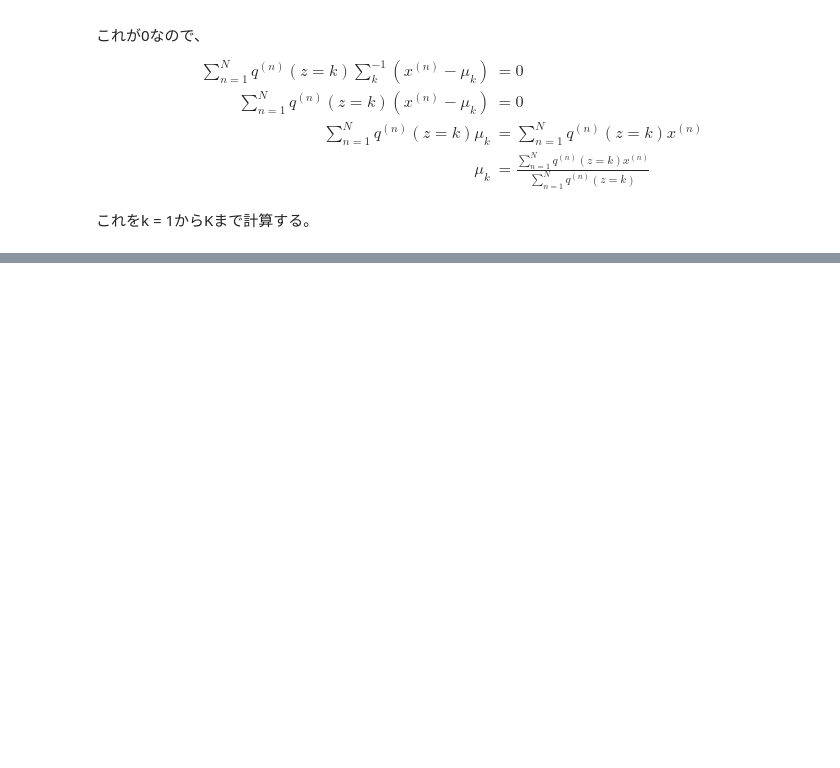
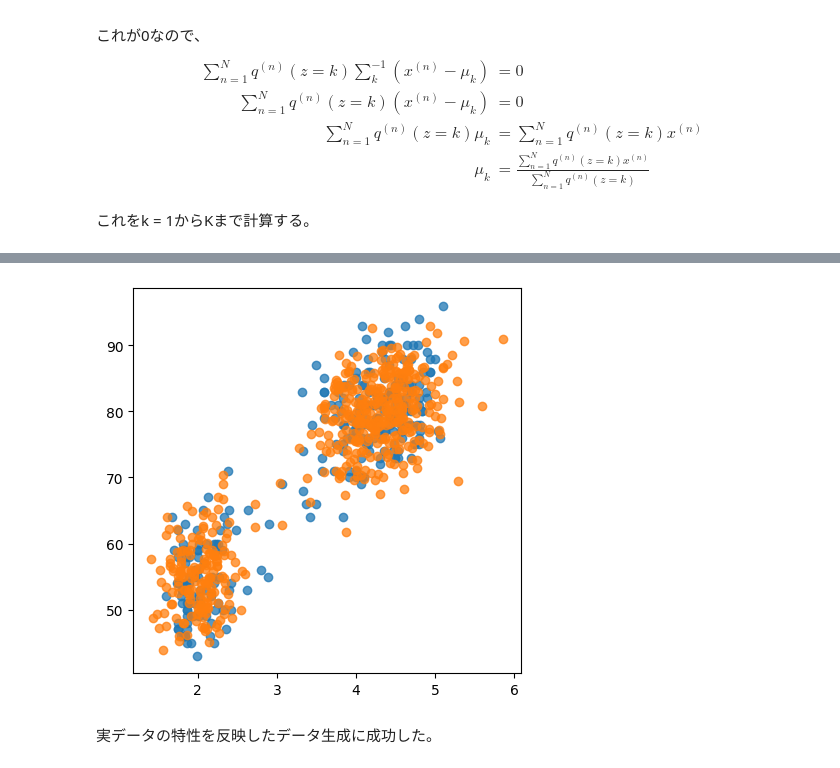
Before and after one commit to Spica08/deep-learning-from-scratch-5, a Jupyter notebook: step5.ipynb, the cells around one changed output, grey strips where cells are left out. Saved outputs shown, nothing was run; the diff lists cells and outputs as text; code cells hidden in the pictures; blank space fills up the shorter version.

```diff
--- a/step5.ipynb
+++ b/step5.ipynb
@@ -271,0 +512,17 @@ GMMのパラメータμは、$\lbrace \mu_1, \mu_2, \dots, \mu_K \rbrace$とい
+# %%
+N = 500
+new_xs = np.zeros((N, 2))
+for n in range(N):
+    k = np.random.choice(2, p = phis)
+    mu, cov = mus[k], covs[k]
+    new_xs[n] = np.random.multivariate_normal(mu, cov)
+# %%
+# visualize
+fig, ax = plt.subplots(figsize = (5, 5))
+ax.scatter(xs[:, 0], xs[:, 1], alpha = 0.75)
+ax.scatter(new_xs[:, 0], new_xs[:, 1], alpha = 0.75)
+fig.show()
+# %% [output]
+[figure, added]
+# %% [markdown]
+実データの特性を反映したデータ生成に成功した。
```
Also changed, not shown: parts of 15 cells of this notebook.
